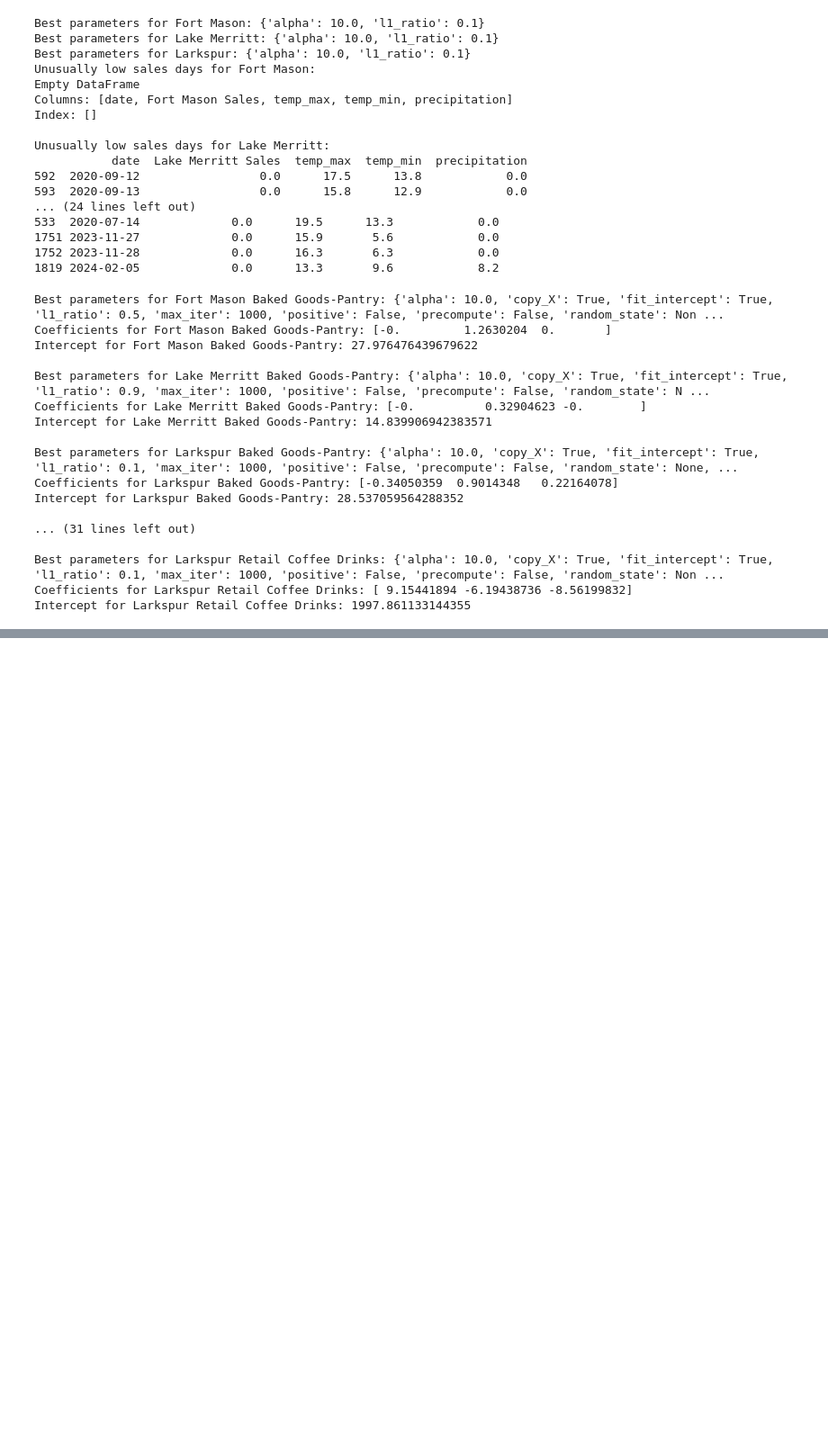
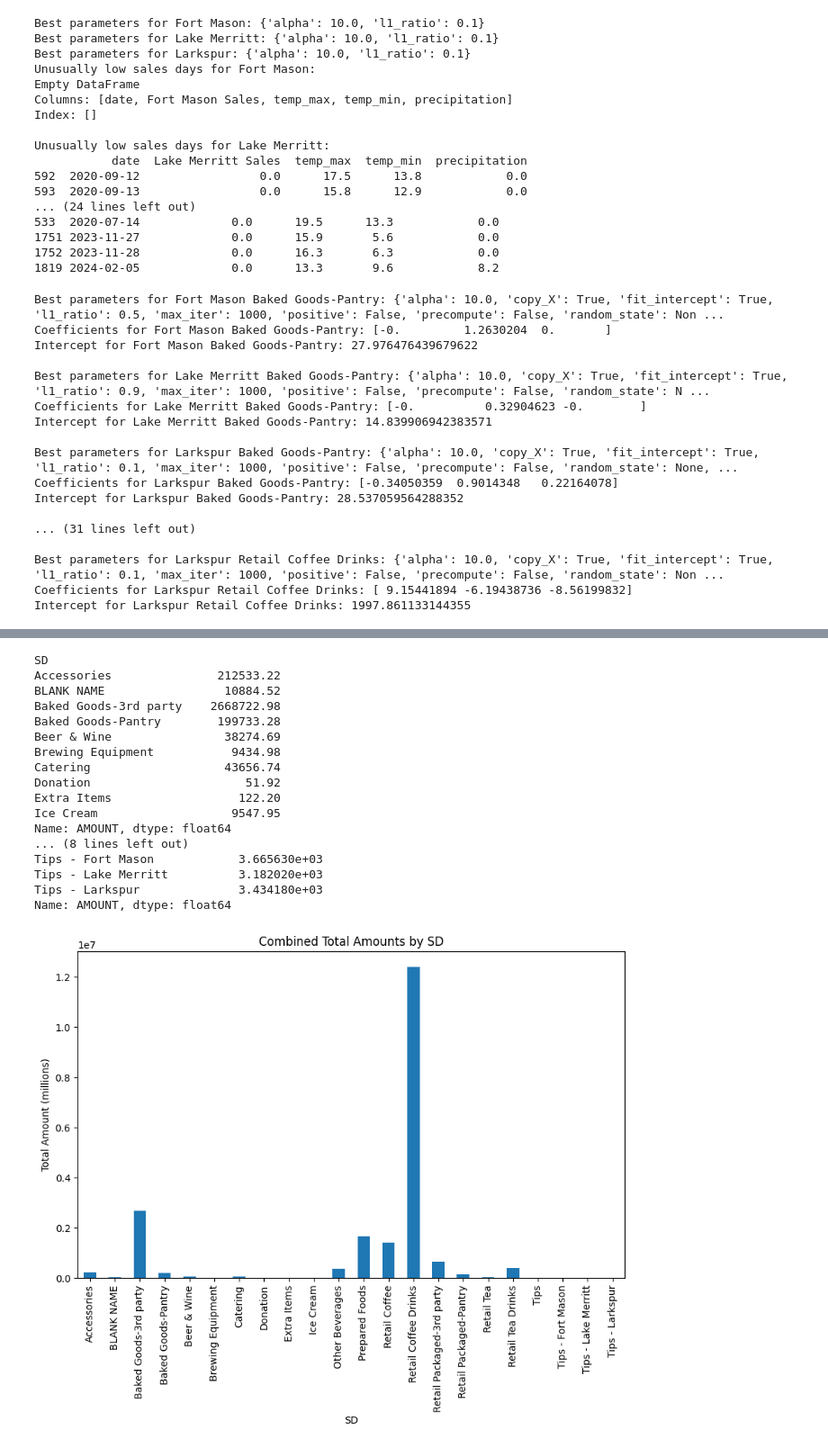
Before and after one commit to pcatroppa/bus774, a Jupyter notebook: CoffeeWeather.ipynb, the cells around one changed output, grey strips where cells are left out. Shown at 90% size. Saved outputs shown, nothing was run; the diff lists cells and outputs as text; code cells hidden in the pictures; blank space fills up the shorter version.

Commit message:
added a combined data variable to work with

```diff
--- a/CoffeeWeather.ipynb
+++ b/CoffeeWeather.ipynb
@@ -557,8 +557,8 @@ plt.show()
 # %% [output]
 [figure]
 # %%
-# Convert 'DOB' to datetime
-larkspur5y_data['DOB'] = pd.to_datetime(larkspur5y_data['DOB'])
+# # Convert 'DOB' to datetime
+# larkspur5y_data['DOB'] = pd.to_datetime(larkspur5y_data['DOB'])
 
 # Group the data by 'DOB' and sum the 'AMOUNT'
 ls_daily_totals = larkspur5y_data.groupby('DOB')['AMOUNT'].sum()
@@ -864,3 +864,13 @@ Intercept for Larkspur Baked Goods-Pantry: 28.537059564288352
 Best parameters for Larkspur Retail Coffee Drinks: {'alpha': 10.0, 'copy_X': True, 'fit_intercept': True, 'l1_ratio': 0.1, 'max_iter': 1000, 'positive': False, 'precompute': False, 'random_state': Non ...
 Coefficients for Larkspur Retail Coffee Drinks: [ 9.15441894 -6.19438736 -8.56199832]
 Intercept for Larkspur Retail Coffee Drinks: 1997.861133144355
+# %%
+# Combine the sales data from all three locations
+combined_sales_data = pd.concat([fortMason5y_data, lakeMerritt5y_data, larkspur5y_data])
+
+# Reset the index
+combined_sales_data.reset_index(drop=True, inplace=True)
+
+# Preview the combined data
+print(combined_sales_data.head())
+print(combined_sales_data.tail())
@@ -866,0 +895,35 @@ Intercept for Larkspur Retail Coffee Drinks: 1997.861133144355
+# %%
+# Group the data by 'SD' and sum the 'AMOUNT'
+combined_grouped_data = combined_sales_data.groupby('SD')['AMOUNT'].sum()
+print(combined_grouped_data.head(10))
+print(combined_grouped_data.tail(10))
+
+# # Remove System Balance from the data
+# fm_grouped_data = fm_grouped_data.drop('System Balance')
+
+# Plot the data
+plt.figure(figsize=(10, 6))
+combined_grouped_data.plot(kind='bar')
+plt.title('Combined Total Amounts by SD')
+plt.xlabel('SD')
+plt.ylabel('Total Amount (millions)')
+plt.show()
+# %% [output]
+SD
+Accessories               212533.22
+BLANK NAME                 10884.52
+Baked Goods-3rd party    2668722.98
+Baked Goods-Pantry        199733.28
+Beer & Wine                38274.69
+Brewing Equipment           9434.98
+Catering                   43656.74
+Donation                      51.92
+Extra Items                  122.20
+Ice Cream                   9547.95
+Name: AMOUNT, dtype: float64
+... (8 lines left out)
+Tips - Fort Mason            3.665630e+03
+Tips - Lake Merritt          3.182020e+03
+Tips - Larkspur              3.434180e+03
+Name: AMOUNT, dtype: float64
+[figure, added]
```
Also changed, not shown: parts of 3 cells of this notebook.
